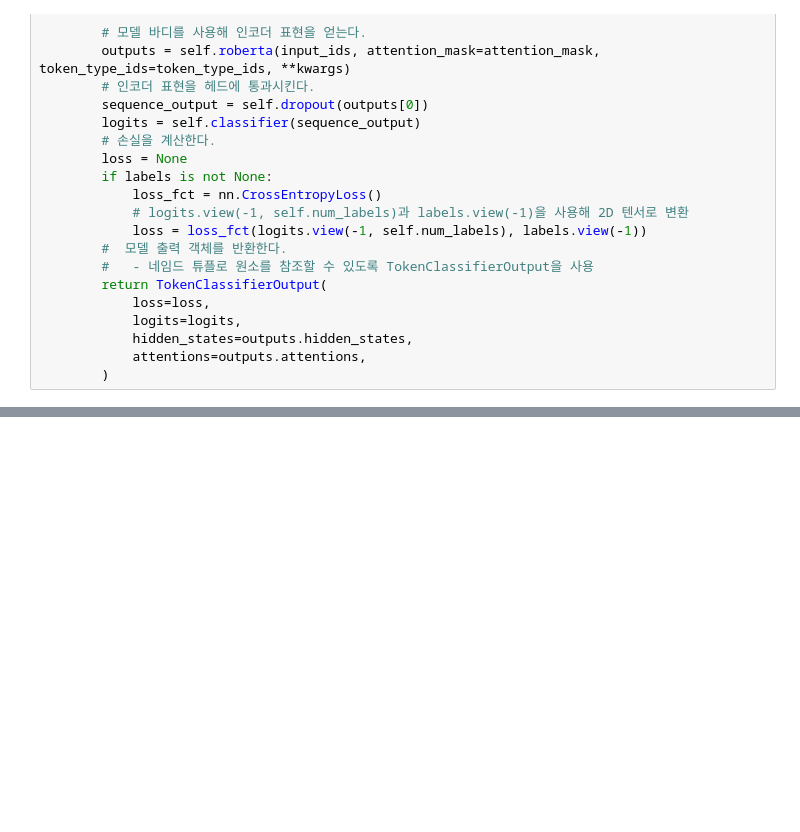
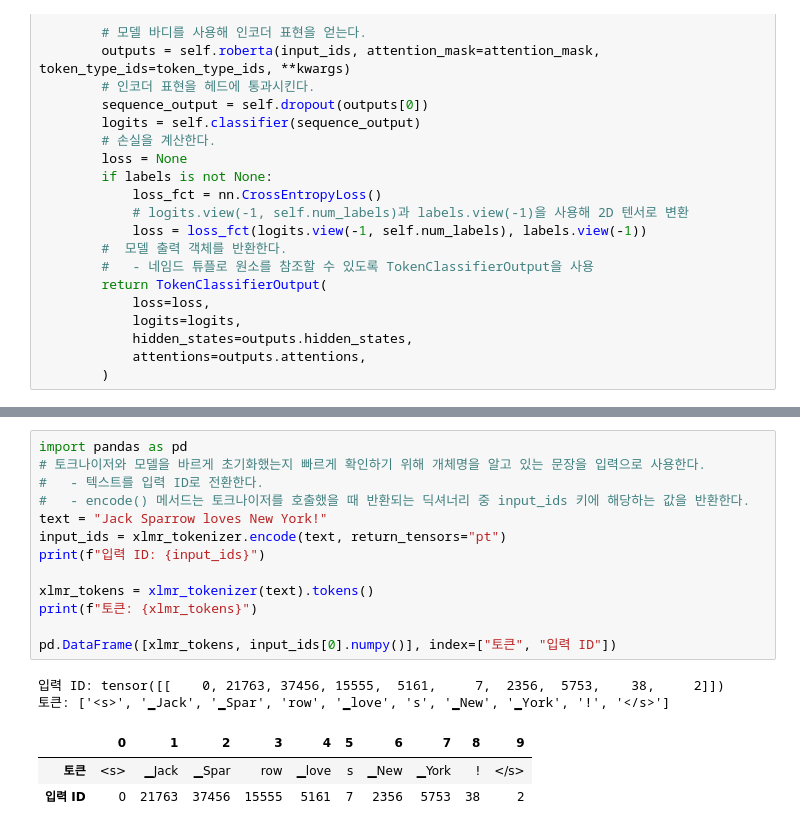
Before and after one commit to redinbluesky/nlp-with-transformers, a Jupyter notebook: 04-다중_언어_개체명_인식.ipynb, the cells around one changed output, grey strips where cells are left out. Cells and saved outputs as stored; diff of their text form; blank space fills up the shorter version.

```diff
--- a/04-다중_언어_개체명_인식.ipynb
+++ b/04-다중_언어_개체명_인식.ipynb
@@ -379,0 +464,19 @@ class XLMRobertaForTokenClassification(RobertaPreTrainedModel):
+# %%
+import pandas as pd
+# 토크나이저와 모델을 바르게 초기화했는지 빠르게 확인하기 위해 개체명을 알고 있는 문장을 입력으로 사용한다.
+#   - 텍스트를 입력 ID로 전환한다.
+#   - encode() 메서드는 토크나이저를 호출했을 때 반환되는 딕셔너리 중 input_ids 키에 해당하는 값을 반환한다.
+text = "Jack Sparrow loves New York!"
+input_ids = xlmr_tokenizer.encode(text, return_tensors="pt")
+print(f"입력 ID: {input_ids}")
+
+xlmr_tokens = xlmr_tokenizer(text).tokens()
+print(f"토큰: {xlmr_tokens}")
+
+pd.DataFrame([xlmr_tokens, input_ids[0].numpy()], index=["토큰", "입력 ID"])
+# %% [output]
+입력 ID: tensor([[    0, 21763, 37456, 15555,  5161,     7,  2356,  5753,    38,     2]])
+토큰: ['<s>', '▁Jack', '▁Spar', 'row', '▁love', 's', '▁New', '▁York', '!', '</s>']
+|  | 0 | 1 | 2 | 3 | 4 | 5 | 6 | 7 | 8 | 9 |
+| 토큰 | <s> | ▁Jack | ▁Spar | row | ▁love | s | ▁New | ▁York | ! | </s> |
+| 입력 ID | 0 | 21763 | 37456 | 15555 | 5161 | 7 | 2356 | 5753 | 38 | 2 |
```
Also changed, not shown: parts of 14 cells of this notebook.
